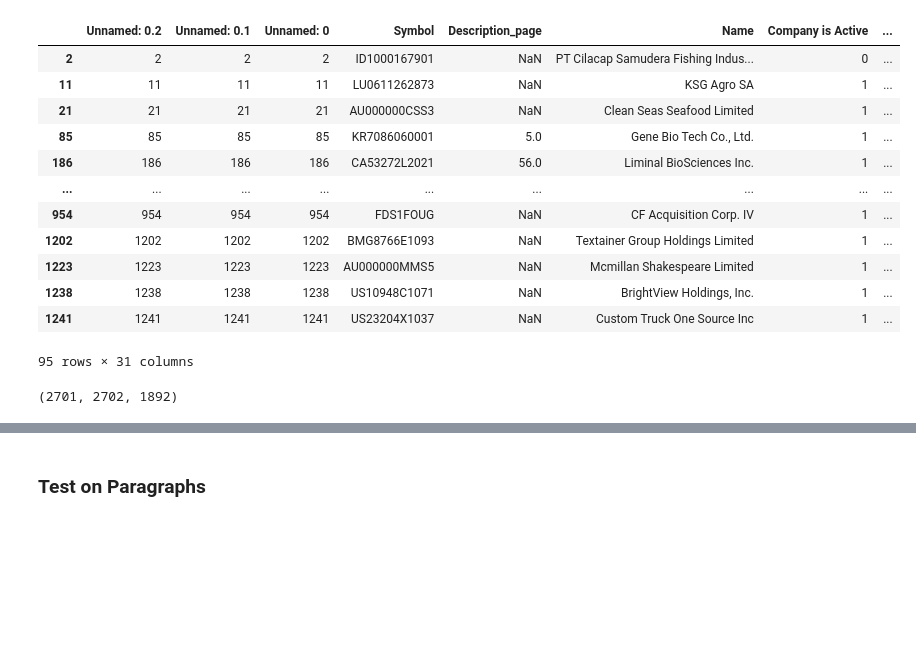
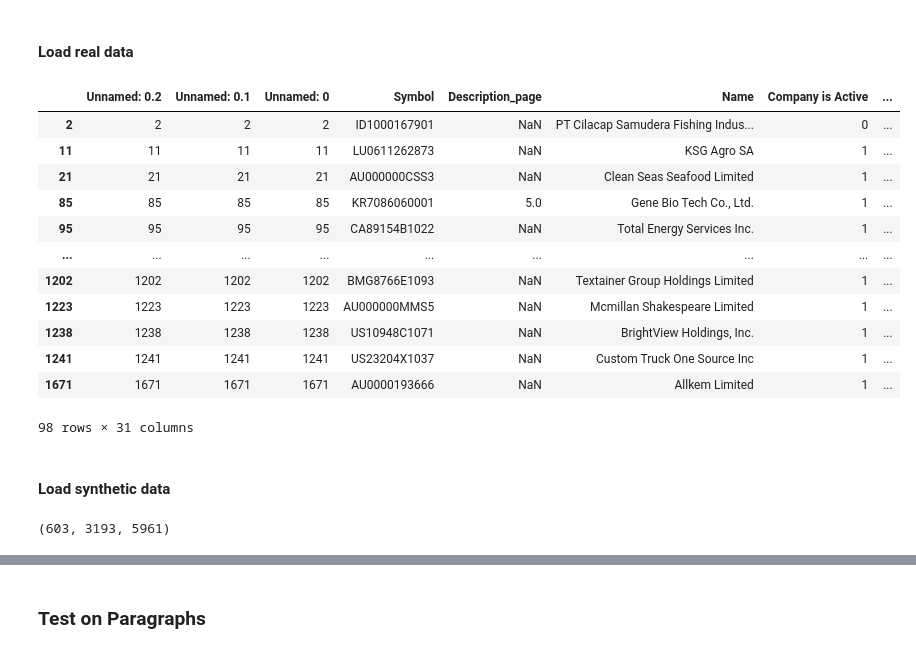
Before and after one commit to hendrikweichel/nace_report_topic_analysis, a Jupyter notebook: BERT_classifier/Backtracking/Backtracking_BERT_synthetic_data.ipynb, the cells around one changed output, grey strips where cells are left out. Cells and saved outputs as stored; diff of their text form; code cells hidden in the pictures; blank space fills up the shorter version.

Commit message:
update Backtracking with synthetic data with the new models

```diff
--- a/BERT_classifier/Backtracking/Backtracking_BERT_synthetic_data.ipynb
+++ b/BERT_classifier/Backtracking/Backtracking_BERT_synthetic_data.ipynb
@@ -84,28 +66,30 @@ all_classes
 nace_descriptions = pd.read_csv("data/NACE_Rev2_Structure_Explanatory_Notes_EN__1_.tsv", sep="\t")
 
 get_description = lambda code: nace_descriptions[nace_descriptions["CODE"] == code]["NAME"].iloc[0]
+# %% [markdown]
+#### **Load real data**
 # %%
-### Load real data
 
-df_overview_2_with_description = pd.read_csv("data/datasets/reports_subset_from_full_data_2/reports_subset_from_full_data_2_overview_with_description.csv")
+
+df_overview_2_with_description = pd.read_csv("data/datasets/reports_subset_from_full_data_2/reports_subset_from_full_data_2_overview_with_description.csv", sep=";")
 df_overview_2_with_description = df_overview_2_with_description[df_overview_2_with_description["Description_clean"].notna()]
 #df_overview_2_with_description = df_overview_2_with_description[df_overview_2_with_description["NACE_letter"].isin(sections.keys())]
 #df_overview_2_with_description = df_overview_2_with_description[df_overview_2_with_description["NACE_lvl_3"].isin(list(map(float, all_classes)))]
 df_overview_2_with_description
 # %% [output]
 |  | Unnamed: 0.2 | Unnamed: 0.1 | Unnamed: 0 | Symbol | Description_page | Name | Company is Active | ... |
 | 2 | 2 | 2 | 2 | ID1000167901 | NaN | PT Cilacap Samudera Fishing Indus... | 0 | ... |
 | 11 | 11 | 11 | 11 | LU0611262873 | NaN | KSG Agro SA | 1 | ... |
 | 21 | 21 | 21 | 21 | AU000000CSS3 | NaN | Clean Seas Seafood Limited | 1 | ... |
 | 85 | 85 | 85 | 85 | KR7086060001 | 5.0 | Gene Bio Tech Co., Ltd. | 1 | ... |
-| 186 | 186 | 186 | 186 | CA53272L2021 | 56.0 | Liminal BioSciences Inc. | 1 | ... |
+| 95 | 95 | 95 | 95 | CA89154B1022 | NaN | Total Energy Services Inc. | 1 | ... |
 | ... | ... | ... | ... | ... | ... | ... | ... | ... |
-| 954 | 954 | 954 | 954 | FDS1FOUG | NaN | CF Acquisition Corp. IV | 1 | ... |
 | 1202 | 1202 | 1202 | 1202 | BMG8766E1093 | NaN | Textainer Group Holdings Limited | 1 | ... |
 | 1223 | 1223 | 1223 | 1223 | AU000000MMS5 | NaN | Mcmillan Shakespeare Limited | 1 | ... |
 | 1238 | 1238 | 1238 | 1238 | US10948C1071 | NaN | BrightView Holdings, Inc. | 1 | ... |
 | 1241 | 1241 | 1241 | 1241 | US23204X1037 | NaN | Custom Truck One Source Inc | 1 | ... |
+| 1671 | 1671 | 1671 | 1671 | AU0000193666 | NaN | Allkem Limited | 1 | ... |
-95 rows × 31 columns
+98 rows × 31 columns
 # %%
 # Data 1
 
@@ -141,18 +125,27 @@ df_overview_2_with_description
 
 # dataset_path_1 = "data/synthetic_data/data_20251222__level_1__subclasses_None__level_descriptions_3/val_data.csv"
 # df_val_1 = pd.read_csv(dataset_path_1)
+# %% [markdown]
+#### Load synthetic data
 # %%
 # Data 2
 
 df_val_3 = []
 
 for path in [
-    "data/synthetic_data/data_20251221__level_3__subclasses_1",
-    "data/synthetic_data/data_20251221__level_3__subclasses_2",
-    "data/synthetic_data/data_20251221__level_3__subclasses_3",
-    "data/synthetic_data/data_20251221__level_3__subclasses_5",
-    "data/synthetic_data/data_20251221__level_3__subclasses_6",
-    "data/synthetic_data/data_20251221__level_3__subclasses_7",
+    "data/synthetic_data/two_step/data_20260120__level_3__subclasses_1__prompts_5_list__few_shot__from_lvl_4_topics__gpt-4o-mini",
+    "data/synthetic_data/two_step/data_20260120__level_3__subclasses_2__prompts_5_list__few_shot__from_lvl_4_topics__gpt-4o-mini",
+    "data/synthetic_data/two_step/data_20260120__level_3__subclasses_3__prompts_5_list__few_shot__from_lvl_4_topics__gpt-4o-mini",
+    "data/synthetic_data/two_step/data_20260120__level_3__subclasses_5__prompts_5_list__few_shot__from_lvl_4_topics__gpt-4o-mini",
+    "data/synthetic_data/two_step/data_20260120__level_3__subclasses_6__prompts_5_list__few_shot__from_lvl_4_topics__gpt-4o-mini",
+    "data/synthetic_data/two_step/data_20260120__level_3__subclasses_7__prompts_5_list__few_shot__from_lvl_4_topics__gpt-4o-mini",
+    "data/synthetic_data/two_step/data_20260120__level_3__subclasses_20__prompts_5_list__few_shot__from_lvl_4_topics__gpt-4o-mini",
+    "data/synthetic_data/two_step/data_20260120__level_3__subclasses_21__prompts_5_list__few_shot__from_lvl_4_topics__gpt-4o-mini",
+    "data/synthetic_data/two_step/data_20260120__level_3__subclasses_41__prompts_5_list__few_shot__from_lvl_4_topics__gpt-4o-mini",
+    "data/synthetic_data/two_step/data_20260120__level_3__subclasses_42__prompts_5_list__few_shot__from_lvl_4_topics__gpt-4o-mini",
+    "data/synthetic_data/two_step/data_20260120__level_3__subclasses_43__prompts_5_list__few_shot__from_lvl_4_topics__gpt-4o-mini",
+    "data/synthetic_data/two_step/data_20260120__level_3__subclasses_58__prompts_5_list__few_shot__from_lvl_4_topics__gpt-4o-mini",
+    "data/synthetic_data/two_step/data_20260120__level_3__subclasses_63__prompts_5_list__few_shot__from_lvl_4_topics__gpt-4o-mini",
 ]:
 
     df_val_3.append(pd.read_csv(path+"/val_data.csv"))
@@ -164,8 +157,11 @@ df_val_3["label"] = df_val_3["label"].astype(str)
 df_val_2 = []
 
 for path in [
-    "data/synthetic_data/data_20251222__level_2__subclasses_A__level_descriptions_3",
-    "data/synthetic_data/data_20251222__level_2__subclasses_B__level_descriptions_3"
+    "data/synthetic_data/two_step/data_20260119__level_2__subclasses_A__prompts_5_list__few_shot__from_lvl_4_topics__gpt-4o-mini",
+    "data/synthetic_data/two_step/data_20260119__level_2__subclasses_B__prompts_5_list__few_shot__from_lvl_4_topics__gpt-4o-mini",
+    "data/synthetic_data/two_step/data_20260119__level_2__subclasses_C__prompts_5_list__few_shot__from_lvl_4_topics__gpt-4o-mini",
+    "data/synthetic_data/two_step/data_20260119__level_2__subclasses_F__prompts_5_list__few_shot__from_lvl_4_topics__gpt-4o-mini",
+    "data/synthetic_data/two_step/data_20260119__level_2__subclasses_J__prompts_5_list__few_shot__from_lvl_4_topics__gpt-4o-mini",
 ]:
 
     df_val_2.append(pd.read_csv(path+"/val_data.csv"))
@@ -174,7 +170,7 @@ df_val_2 = pd.concat(df_val_2, ignore_index=True)
 df_val_2["label"] = df_val_2["label"].astype(str)
 df_val_2 = df_val_2[df_val_2["label"].apply(lambda x: x in list(all_divisions))]
 
-dataset_path_1 = "data/synthetic_data/data_20251222__level_1__subclasses_None__level_descriptions_3/val_data.csv"
+dataset_path_1 = "data/synthetic_data/two_step/data_20260119__level_1__subclasses_None__prompts_5_list__few_shot__from_lvl_4_topics__gpt-4o-minifull/val_data.csv"
 df_val_1 = pd.read_csv(dataset_path_1)
 
 df_val_1 = df_val_1[df_val_1["label"].apply(lambda x: x in list(sections.keys()))]
@@ -193,7 +189,7 @@ X_lvl_3_cal, X_lvl_3_test, y_lvl_3_cal, y_lvl_3_test = train_test_split(X_lvl_3_
 
 len(X_lvl_1_cal), len(X_lvl_2_cal), len(X_lvl_3_cal)
 # %% [output]
-(2701, 2702, 1892)
+(603, 3193, 5961)
 # %%
 # def build_tree_str(sections, divisions, classes, indent="  "):
 #     lines = []
```
Also changed, not shown: parts of 30 cells of this notebook.
